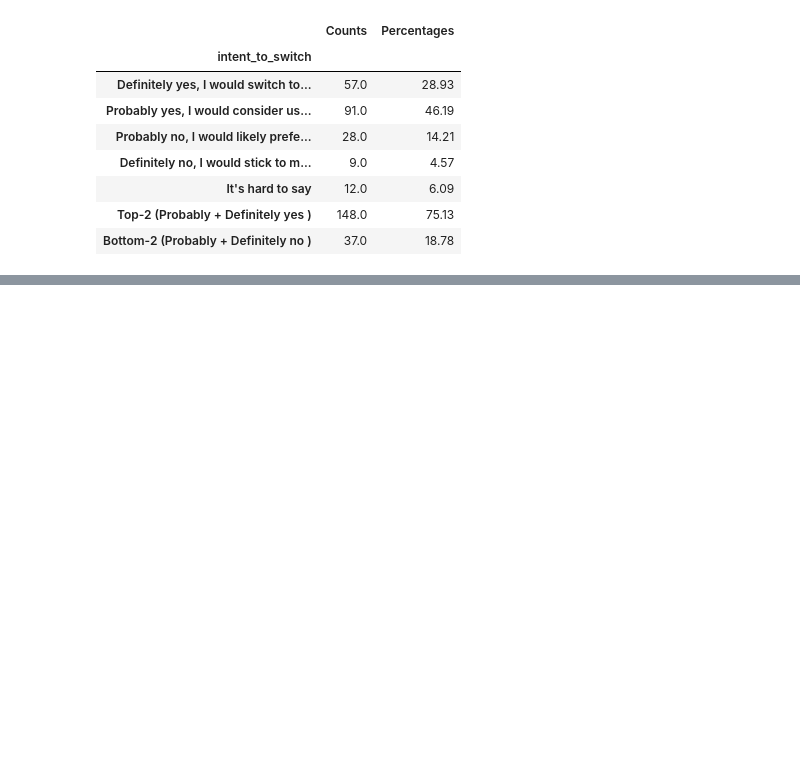
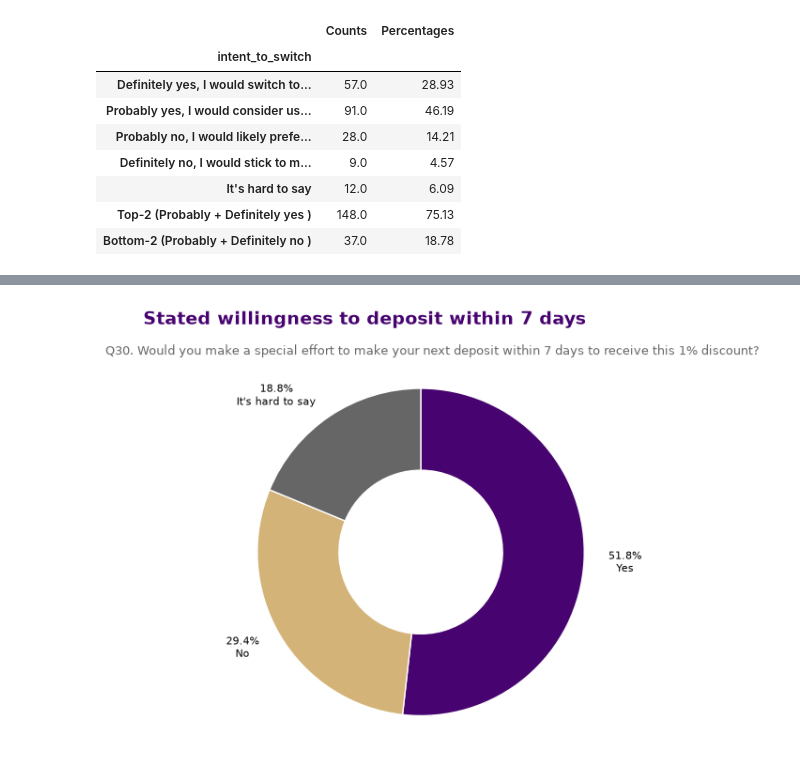
Before and after one commit to elena-kolo/payment-flow-experimentation-analysis, a Jupyter notebook: notebooks/03_prototype_analysis.ipynb, the cells around one changed output, grey strips where cells are left out. Saved outputs shown, nothing was run; the diff lists cells and outputs as text; code cells hidden in the pictures; blank space fills up the shorter version.

```diff
--- a/notebooks/03_prototype_analysis.ipynb
+++ b/notebooks/03_prototype_analysis.ipynb
@@ -1766,0 +1787,5 @@ _Note: The actual switching rate with a correctly presented 1% discount may be e
+# %%
+#standardize the apostrophe in the Q30 response label
+df_extracted['willingness_to_deposit_7d'] = df_extracted['willingness_to_deposit_7d'].replace("It’s hard to say","It's hard to say")
+
+print(df_extracted.willingness_to_deposit_7d.unique())
@@ -1766,0 +1796,14 @@ _Note: The actual switching rate with a correctly presented 1% discount may be e
+# %%
+#set the order
+willingness_to_deposit_7d_order = ["Yes",
+                                   "No",
+                                   "It's hard to say"]
+
+# calculate counts and percentages
+willingness_to_deposit_7d_counts = df_extracted['willingness_to_deposit_7d'].value_counts()
+willingness_to_deposit_7d_pct = willingness_to_deposit_7d_counts.div(willingness_to_deposit_7d_denominator).mul(100)
+
+willingness_to_deposit_7d_counts_pct = pd.DataFrame({'Counts': willingness_to_deposit_7d_counts,
+                                                      'Percentages':willingness_to_deposit_7d_pct}).loc[willingness_to_deposit_7d_order]
+
+display(willingness_to_deposit_7d_counts_pct.round(2))
@@ -1766,0 +1816,66 @@ _Note: The actual switching rate with a correctly presented 1% discount may be e
+# %%
+#visualise the distribution
+
+#set colors
+willingness_to_deposit_7d_colors = [
+    "#47036F",
+    "#D3B377",
+    "#666666",
+]
+
+#start visualising
+willingness_to_deposit_7d_fig, willingness_to_deposit_7d_ax = plt.subplots(figsize=(6, 5))
+
+# take the percentages in the same response order
+willingness_to_deposit_7d_plot_pct = willingness_to_deposit_7d_pct.loc[willingness_to_deposit_7d_order]
+
+# Build one two-line label per slice: percentage above, response label below.
+willingness_to_deposit_7d_outside_labels = [
+    f"{pct:.1f}%\n{label}" if pct > 0 else ""
+    for pct, label in zip(willingness_to_deposit_7d_plot_pct, willingness_to_deposit_7d_order)
+]
+
+# Draw the donut chart with labels outside the ring.
+willingness_to_deposit_7d_ax.pie(
+    willingness_to_deposit_7d_plot_pct,           # Use the percentages to size the slices.
+    labels=willingness_to_deposit_7d_outside_labels,  # Add the two-line label for each slice.
+    colors=willingness_to_deposit_7d_colors,      # Apply the colors in the same order.
+    startangle=90,                      # Start the first slice at 12 o'clock.
+    counterclock=False,                 # Draw the slices clockwise.
+    labeldistance=1.15,                 # Place labels at 1.15 times the outer radius.
+    wedgeprops={
+        "width": 0.5,                  # Set the ring thickness to 50% of the outer radius.
+        "edgecolor": "white",           # Draw white borders between slices.
+    },
+    textprops={
+        "fontsize": 8,                  # Set the label font size to 8 points.
+        "multialignment": "center",     # Center the two lines relative to each other.
+    },
+)
+
+# Add a title
+willingness_to_deposit_7d_fig.suptitle(
+    "Stated willingness to deposit within 7 days",
+    ha="center",
+    fontsize=14,
+    fontweight="bold",
+    color="#47036F",
+)
+
+# place the original survey question below the title.
+willingness_to_deposit_7d_fig.text(
+    0.04, 0.91,
+    "Q30. Would you make a special effort to make your next deposit within 7 days to receive this 1% discount?",
+    ha="left",
+    va="top",
+    fontsize=9,
+    color="#666666",
+    linespacing=1.3,
+)
+
+# keep the chart and its outside labels below the question.
+willingness_to_deposit_7d_fig.tight_layout(rect=(0.2, 0, 1, 1))
+
+plt.show()
+# %% [output]
+[figure, added]
```
Also changed, not shown: parts of 25 cells of this notebook.
